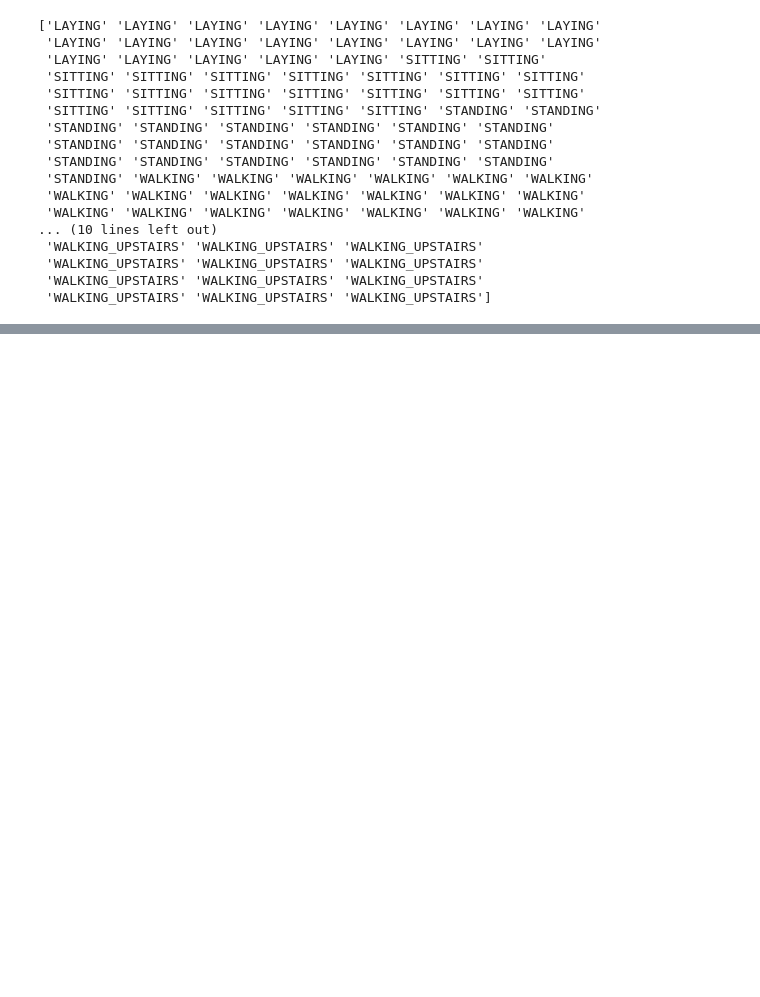
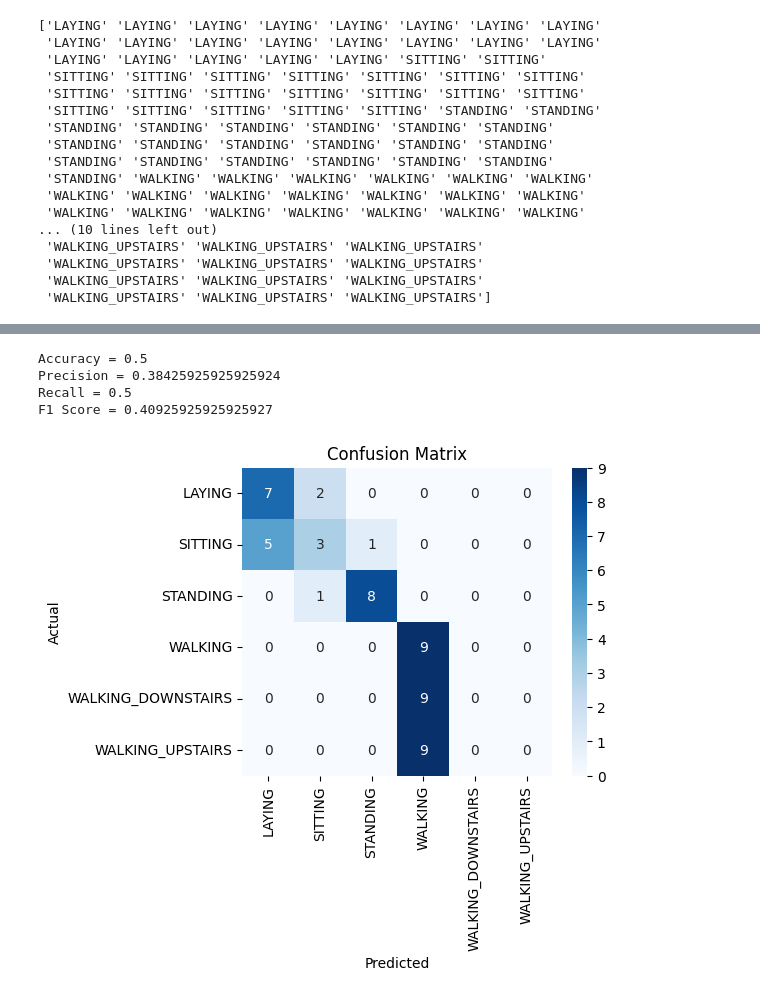
Before and after one commit to HarshilShah1804/ES335_Assignment1, a Jupyter notebook: HAR/ZeroShot_FewShot.ipynb, the cells around one changed output, grey strips where cells are left out. Drawn from its saved outputs; the diff is of its cells as text; code cells hidden in the pictures; blank space fills up the shorter version.

```diff
--- a/HAR/ZeroShot_FewShot.ipynb
+++ b/HAR/ZeroShot_FewShot.ipynb
@@ -52,0 +52,15 @@ total_acceleration_train.shape
+# %%
+def extract_features(data):
+    tsfel_features=[]
+    for i in range(len(data)):
+        mean = calc_mean(data[i])
+        var = calc_var(data[i])
+        dist = pk_pk_distance(data[i])
+        mad = mean_abs_deviation(data[i])
+        corr = autocorr(data[i])
+        auc_ = auc(data[i],50)
+        tsfel_features.append([mean,var,dist,mad,corr,auc_])
+    return tsfel_features
+# %%
+tsfel_features_train=np.array(extract_features(total_acceleration_train))
+tsfel_features_test=np.array(extract_features(total_acceleration_test))
@@ -120,8 +140,8 @@ print("Shape of Test Data: ",len(x_test))
 Shape of Test Data:  54
 # %%
 true=0
-for i in range(len(x_test)):
-    data = x_test[i]
+for i in range(len(tsfel_features_test)):
+    data = tsfel_features_test[i]
     query = f"""
 
     * Don't give multiple lines output. Just output a single word.
@@ -135,5 +155,6 @@ for i in range(len(x_test)):
     model_name = "llama3-70b"
     llm = ChatGroq(model=groq_models[model_name], api_key=Groq_Token, temperature=0)
     answer = llm.invoke(query)
+    print(answer.content,i+1)
     if answer.content == y_test[i]:
         true+=1
@@ -262,0 +287,19 @@ After training the model, I got the following predictions for the test data:
+# %%
+print(f"Accuracy = {accuracy_score(y_test,responses)}")
+print(f"Precision = {precision_score(y_test,responses,average='weighted')}")
+print(f"Recall = {recall_score(y_test,responses,average='weighted')}")
+print(f"F1 Score = {f1_score(y_test,responses,average='weighted')}")
+cm = confusion_matrix(y_test,responses)
+
+plt.figure(figsize=(5, 4))
+sns.heatmap(cm, annot=True, xticklabels=activities, yticklabels=activities, cmap='Blues')
+plt.title('Confusion Matrix')
+plt.xlabel('Predicted')
+plt.ylabel('Actual')
+plt.show()
+# %% [output]
+Accuracy = 0.5
+Precision = 0.38425925925925924
+Recall = 0.5
+F1 Score = 0.40925925925925927
+[figure, added]
```
Also changed, not shown: parts of 9 cells of this notebook, 2 other files.
